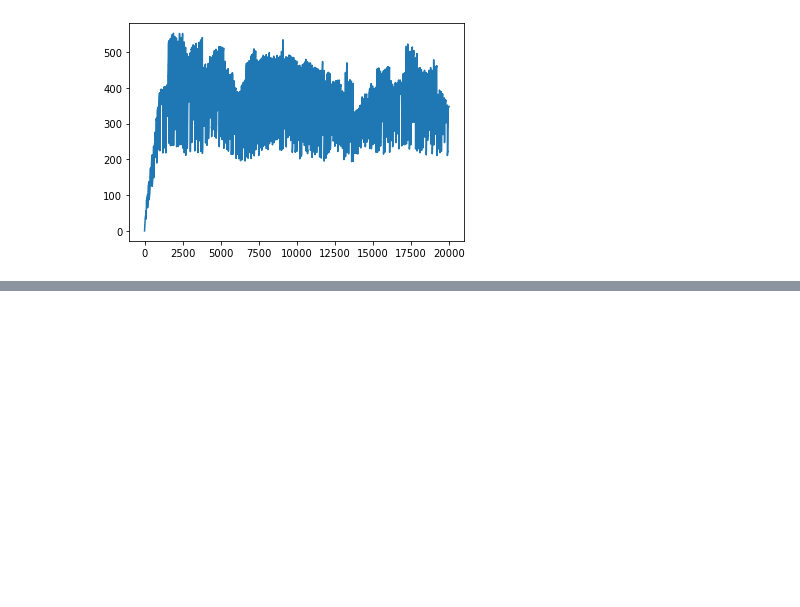
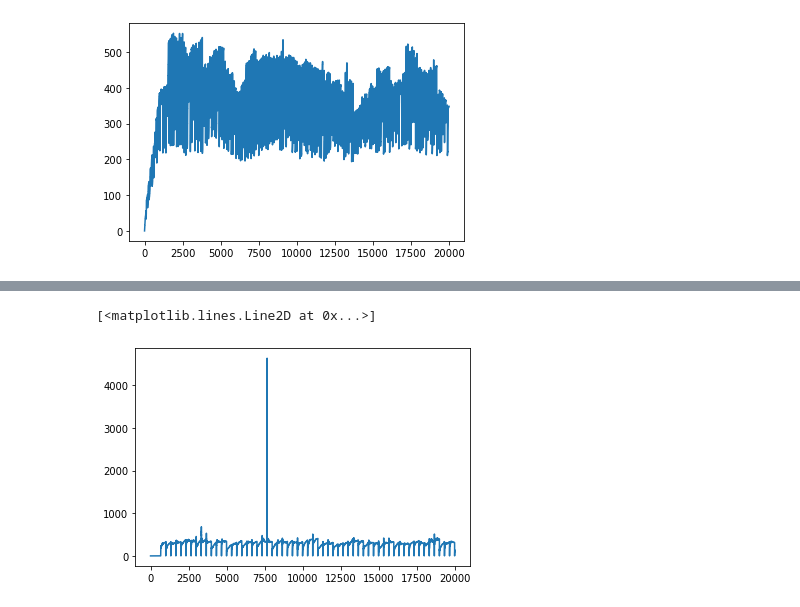
Before and after one commit to jlumbroso/affirmative-sampling-sandbox, a Jupyter notebook: WindowedSandbox3.ipynb, the cells around one changed output, grey strips where cells are left out. Drawn from its saved outputs; the diff is of its cells as text; code cells hidden in the pictures; blank space fills up the shorter version.

```diff
--- a/WindowedSandbox3.ipynb
+++ b/WindowedSandbox3.ipynb
@@ -155,0 +180,5 @@ plt.plot(waf_v3b_windowed_cardinality_est)
+# %%
+plt.plot(waf_v4_windowed_cardinality_est)
+# %% [output]
+[<matplotlib.lines.Line2D at 0x...>]
+[figure, added]
```
Also changed, not shown: parts of 8 cells of this notebook, 1 other file.
